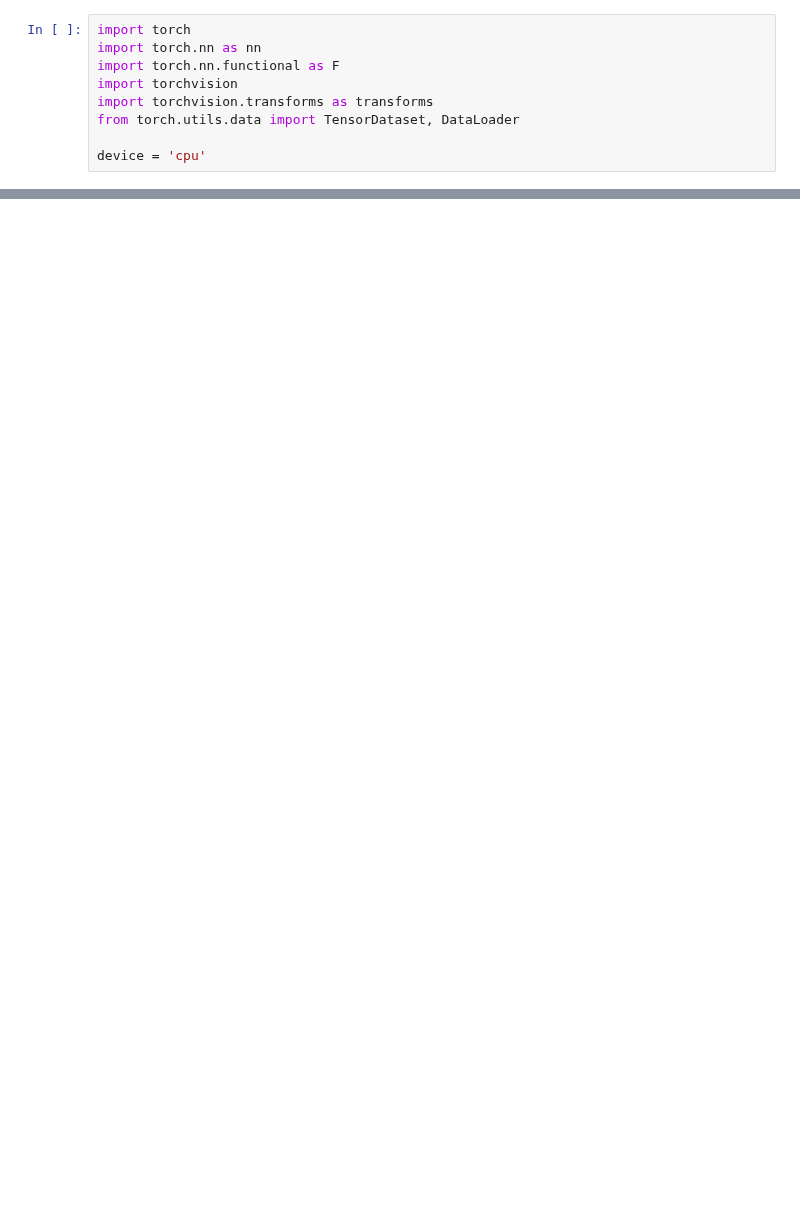
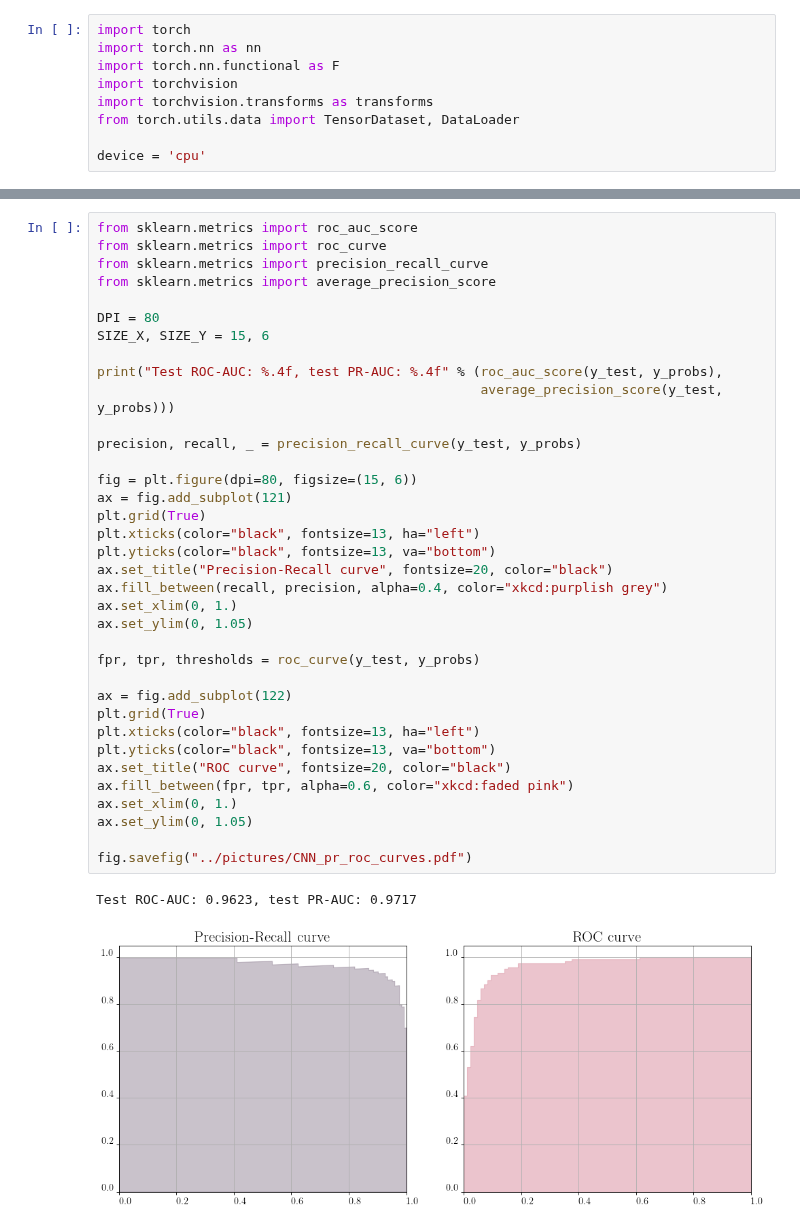
Before and after one commit to HSE-LAMBDA/light_curve_approx, a Jupyter notebook: notebooks/SecondClassification.ipynb, the cells around one changed output, grey strips where cells are left out. Drawn from its saved outputs; the diff is of its cells as text; blank space fills up the shorter version.

```diff
--- a/notebooks/SecondClassification.ipynb
+++ b/notebooks/SecondClassification.ipynb
@@ -321,0 +335,39 @@ print(cnt_1 / total)
+# %%
+from sklearn.metrics import roc_auc_score
+from sklearn.metrics import roc_curve
+from sklearn.metrics import precision_recall_curve
+from sklearn.metrics import average_precision_score
+
+DPI = 80
+SIZE_X, SIZE_Y = 15, 6
+
+print("Test ROC-AUC: %.4f, test PR-AUC: %.4f" % (roc_auc_score(y_test, y_probs),
+                                                 average_precision_score(y_test, y_probs)))
+
+precision, recall, _ = precision_recall_curve(y_test, y_probs)
+
+fig = plt.figure(dpi=80, figsize=(15, 6))
+ax = fig.add_subplot(121)
+plt.grid(True)
+plt.xticks(color="black", fontsize=13, ha="left")
+plt.yticks(color="black", fontsize=13, va="bottom")
+ax.set_title("Precision-Recall curve", fontsize=20, color="black")
+ax.fill_between(recall, precision, alpha=0.4, color="xkcd:purplish grey")
+ax.set_xlim(0, 1.)
+ax.set_ylim(0, 1.05)
+
+fpr, tpr, thresholds = roc_curve(y_test, y_probs)
+
+ax = fig.add_subplot(122)
+plt.grid(True)
+plt.xticks(color="black", fontsize=13, ha="left")
+plt.yticks(color="black", fontsize=13, va="bottom")
+ax.set_title("ROC curve", fontsize=20, color="black")
+ax.fill_between(fpr, tpr, alpha=0.6, color="xkcd:faded pink")
+ax.set_xlim(0, 1.)
+ax.set_ylim(0, 1.05)
+
+fig.savefig("../pictures/CNN_pr_roc_curves.pdf")
+# %% [output]
+Test ROC-AUC: 0.9623, test PR-AUC: 0.9717
+[figure, added]
```
Also changed, not shown: parts of 11 cells of this notebook, 2 other files.
